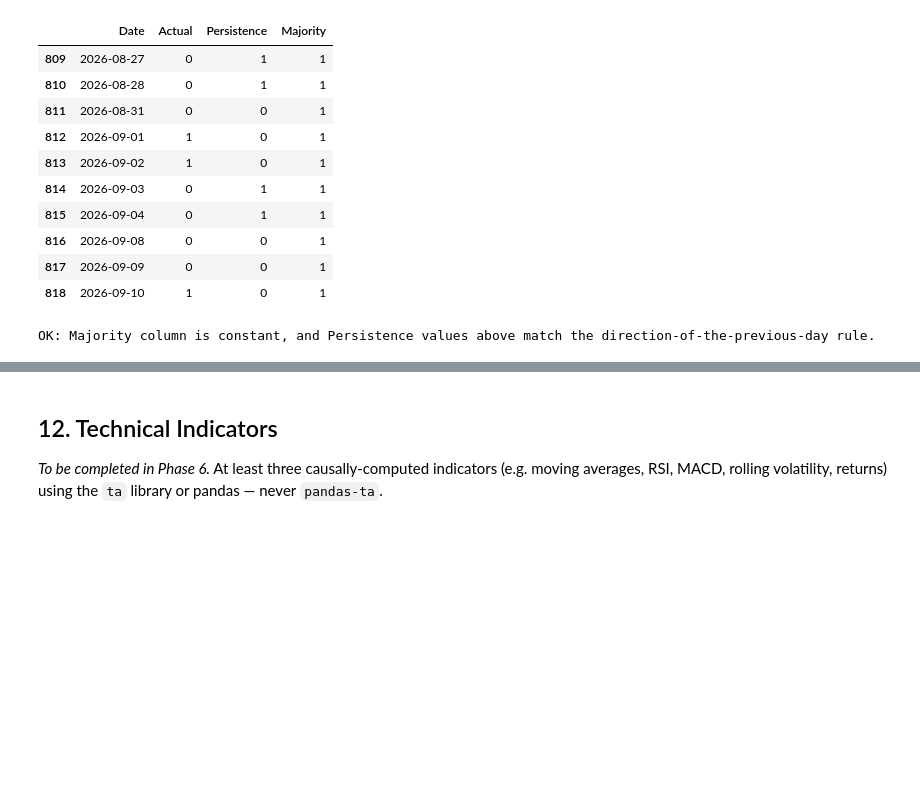
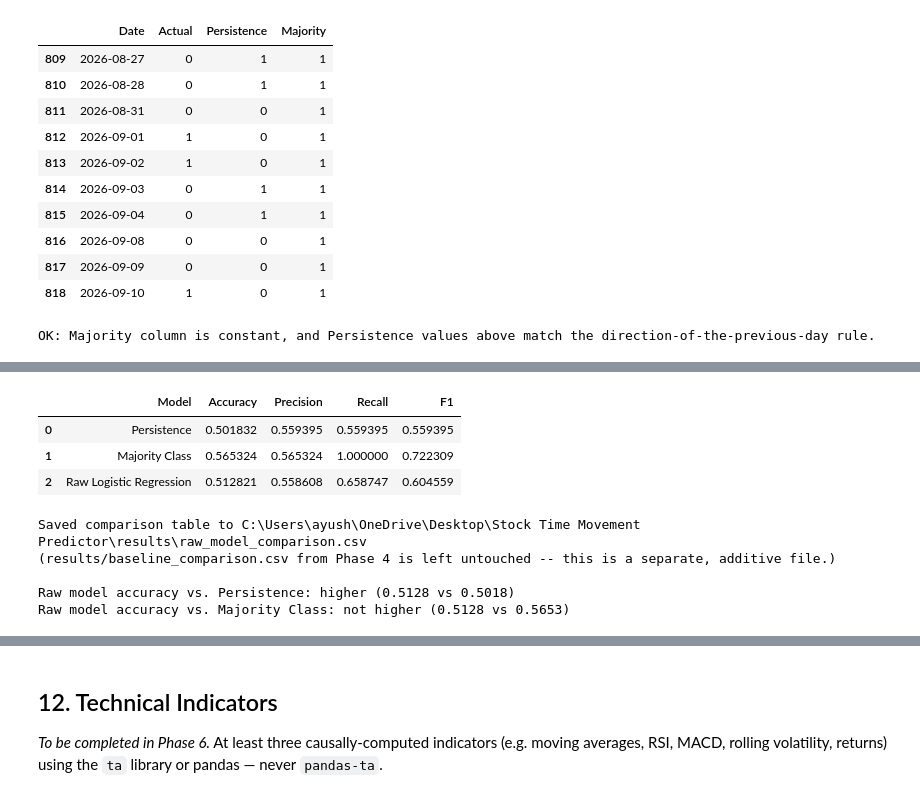
Before and after one commit to YushBytes/stock-price-movement-predictor, a Jupyter notebook: notebooks/stock_price_movement_predictor.ipynb, the cells around one changed output, grey strips where cells are left out. Drawn from its saved outputs; the diff is of its cells as text; code cells hidden in the pictures; blank space fills up the shorter version.

```diff
--- a/notebooks/stock_price_movement_predictor.ipynb
+++ b/notebooks/stock_price_movement_predictor.ipynb
@@ -576,0 +735,32 @@ _To be completed in Phase 5._ Logistic Regression trained on raw/lagged OHLCV fe
+# %%
+raw_model_comparison_table = build_comparison_table(
+    {
+        "Persistence": persistence_metrics,
+        "Majority Class": majority_metrics,
+        "Raw Logistic Regression": raw_metrics,
+    }
+)
+display(raw_model_comparison_table)
+
+raw_results_path = config.RESULTS_DIR / "raw_model_comparison.csv"
+raw_model_comparison_table.to_csv(raw_results_path, index=False)
+print(f"Saved comparison table to {raw_results_path}")
+print(f"(results/baseline_comparison.csv from Phase 4 is left untouched -- this is a separate, additive file.)")
+
+better_than_persistence = raw_metrics["accuracy"] > persistence_metrics["accuracy"]
+better_than_majority = raw_metrics["accuracy"] > majority_metrics["accuracy"]
+print()
+print(f"Raw model accuracy vs. Persistence: {'higher' if better_than_persistence else 'not higher'} "
+      f"({raw_metrics['accuracy']:.4f} vs {persistence_metrics['accuracy']:.4f})")
+print(f"Raw model accuracy vs. Majority Class: {'higher' if better_than_majority else 'not higher'} "
+      f"({raw_metrics['accuracy']:.4f} vs {majority_metrics['accuracy']:.4f})")
+# %% [output]
+|  | Model | Accuracy | Precision | Recall | F1 |
+| 0 | Persistence | 0.501832 | 0.559395 | 0.559395 | 0.559395 |
+| 1 | Majority Class | 0.565324 | 0.565324 | 1.000000 | 0.722309 |
+| 2 | Raw Logistic Regression | 0.512821 | 0.558608 | 0.658747 | 0.604559 |
+Saved comparison table to C:\Users\ayush\OneDrive\Desktop\Stock Time Movement Predictor\results\raw_model_comparison.csv
+(results/baseline_comparison.csv from Phase 4 is left untouched -- this is a separate, additive file.)
+
+Raw model accuracy vs. Persistence: higher (0.5128 vs 0.5018)
+Raw model accuracy vs. Majority Class: not higher (0.5128 vs 0.5653)
```
Also changed, not shown: parts of 16 cells of this notebook, 5 other files.
